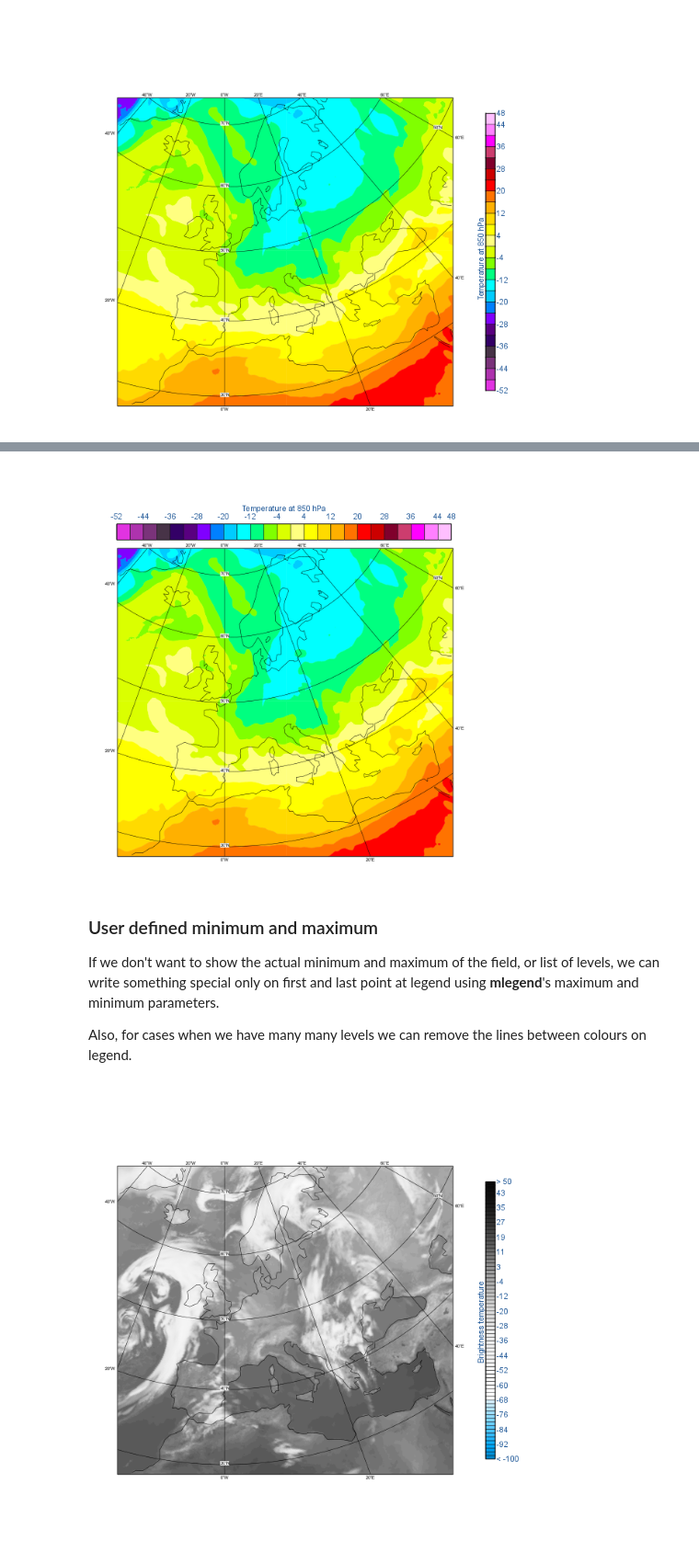
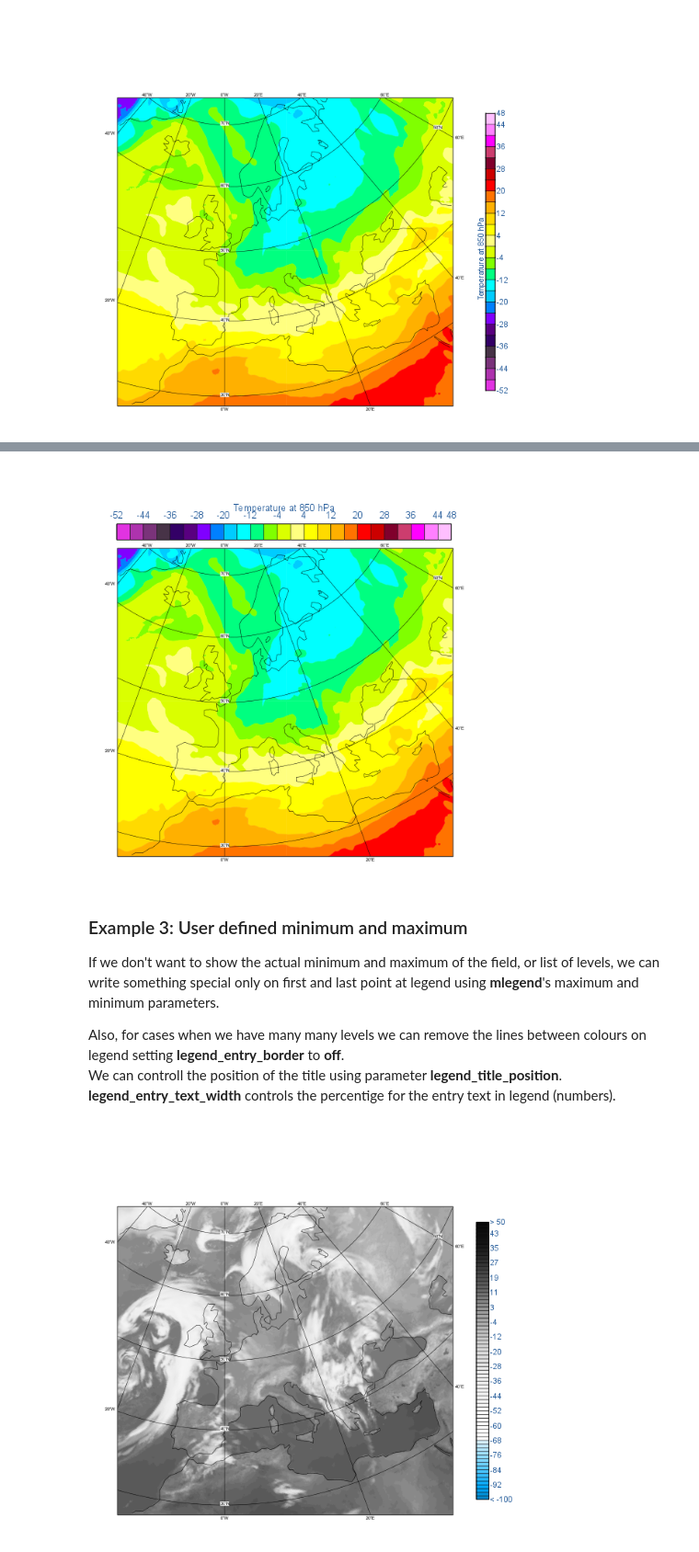
Before and after one commit to milanavuckovic/magics_tutorial2020, a Jupyter notebook: Legend.ipynb, the cells around one changed output, grey strips where cells are left out. Shown at 92% size. Cells and saved outputs as stored; diff of their text form; code cells hidden in the pictures; blank space fills up the shorter version.

Commit message:
Final Legend notebook

```diff
--- a/Legend.ipynb
+++ b/Legend.ipynb
@@ -65,45 +77,48 @@ magics.plot(projection, temperature, ecmwf_cont, coast, legend)
 # %%
 legend = magics.mlegend(
-    legend_display_type       = "continuous",
-    legend_box_mode           = "positional",
-    legend_box_x_position     = 0.5,
-    legend_box_y_position     = 17.00,
-    legend_box_x_length       = 19.00,
-    legend_box_y_length       = 2.0,
-    #legend_entry_border       = "off",
-    legend_title              = "on",
-    legend_title_text         = "Temperature at 850 hPa",
-    legend_text_font_size     = "0.45",
-    legend_text_colour        = "#2b619e",
-    legend_label_frequency    = 2)
+    legend_display_type         = "continuous",
+    legend_box_mode             = "positional",
+    legend_box_x_position       = 0.5,
+    legend_box_y_position       = 17.00,
+    legend_box_x_length         = 19.00,
+    legend_box_y_length         = 2.0,
+   # legend_title_position_ratio = 50,
+    legend_title                = "on",
+    legend_title_text           = "Temperature at 850 hPa",
+    legend_text_font_size       = "0.55",
+    legend_text_colour          = "#2b619e",
+    legend_label_frequency      = 2)
 
 magics.plot(projection, temperature, ecmwf_cont, coast, legend)
 # %% [output]
-[figure, old version]
+[figure, new version]
 # %% [markdown]
-### User defined minimum and maximum
+### Example 3: User defined minimum and maximum
 
 If we don't want to show the actual minimum and maximum of the field, or list of levels, we can write something special only on first and last point at legend using **mlegend**'s maximum and minimum parameters.
 
-Also, for cases when we have many many levels we can remove the lines between colours on legend.
+Also, for cases when we have many many levels we can remove the lines between colours on legend setting **legend_entry_border** to **off**.
+We can controll the position of the title using parameter **legend_title_position**.
+**legend_entry_text_width** controls the percentige for the entry text in legend (numbers).
 # %%
 legend = magics.mlegend(
     legend_display_type       = "continuous",
     legend_automatic_position = "right",
-    legend_title              = "on",
-    #legend_entry_text_width   = 40,
+    legend_title              = "off",
+    #legend_entry_text_width   = 60,
     legend_title_text         = "Brightness temperature",
     legend_text_font_size     = "0.45",
     legend_text_colour        = "#2b619e",
     legend_label_frequency    = 4,
+    #legend_title_position     = "top",
     #legend_entry_border       = "off",
     legend_user_minimum       = "on",
     legend_user_minimum_text  = "< -100",
     legend_user_maximum       = "on",
     legend_user_maximum_text  = "> 50")
 
 
 magics.plot(projection, sat_ir, ecmwf_cont, coast, legend)
 # %% [output]
-[figure, old version]
+[figure, new version]
 # %% [markdown]
```
Also changed, not shown: parts of 8 cells of this notebook.
